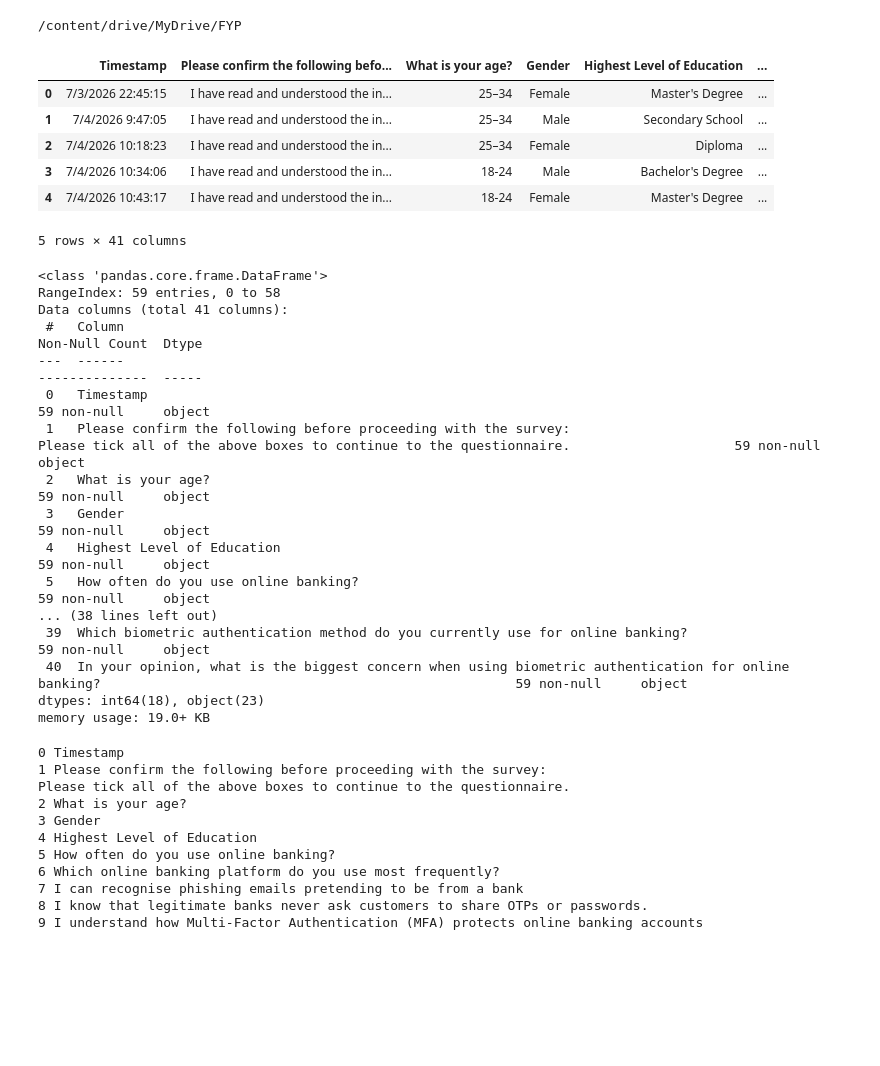
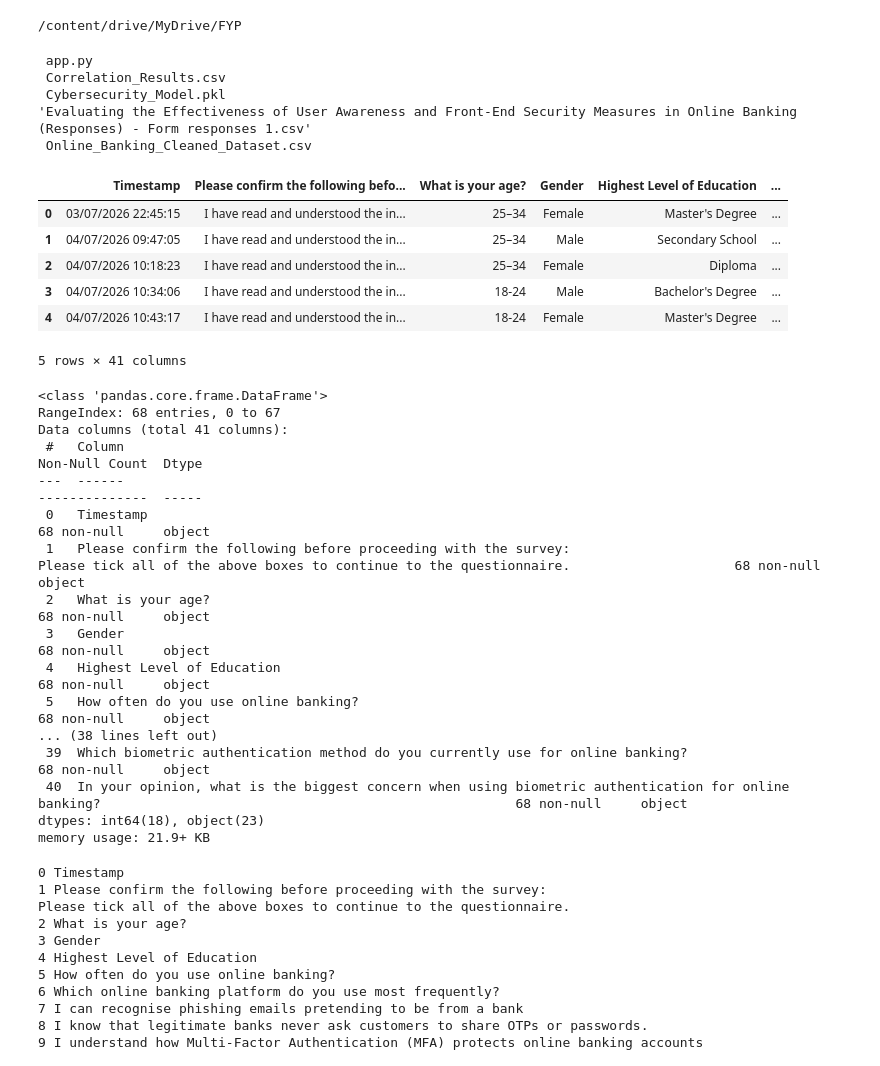
Before and after one commit to Shavindri/Final-Year-Project, a Jupyter notebook: Untitled0.ipynb, the cells around one changed output. Cells and saved outputs as stored; diff of their text form; code cells hidden in the pictures; blank space fills up the shorter version.

```diff
--- a/Untitled0.ipynb
+++ b/Untitled0.ipynb
@@ -32,42 +32,50 @@ Drive already mounted at /content/drive; to attempt to forcibly remount, call dr
 %cd "/content/drive/MyDrive/FYP"
 # %% [output]
 /content/drive/MyDrive/FYP
+# %%
+ls
+# %% [output]
+ app.py
+ Correlation_Results.csv
+ Cybersecurity_Model.pkl
+'Evaluating the Effectiveness of User Awareness and Front-End Security Measures in Online Banking (Responses) - Form responses 1.csv'
+ Online_Banking_Cleaned_Dataset.csv
 # %%
 #imported from a CSV file into a Pandas DataFrame
 
-path = "Evaluating the Effectiveness of User Awareness and Front-End Security Measures in Online Banking (Responses).csv"
+path = "Evaluating the Effectiveness of User Awareness and Front-End Security Measures in Online Banking (Responses) - Form responses 1.csv"
 
 all_data = pd.read_csv(path)
 
 all_data.head()
 # %% [output]
 |  | Timestamp | Please confirm the following befo... | What is your age? | Gender | Highest Level of Education | ... |
-| 0 | 7/3/2026 22:45:15 | I have read and understood the in... | 25–34 | Female | Master's Degree | ... |
-| 1 | 7/4/2026 9:47:05 | I have read and understood the in... | 25–34 | Male | Secondary School | ... |
-| 2 | 7/4/2026 10:18:23 | I have read and understood the in... | 25–34 | Female | Diploma | ... |
-| 3 | 7/4/2026 10:34:06 | I have read and understood the in... | 18-24 | Male | Bachelor's Degree | ... |
-| 4 | 7/4/2026 10:43:17 | I have read and understood the in... | 18-24 | Female | Master's Degree | ... |
+| 0 | 03/07/2026 22:45:15 | I have read and understood the in... | 25–34 | Female | Master's Degree | ... |
+| 1 | 04/07/2026 09:47:05 | I have read and understood the in... | 25–34 | Male | Secondary School | ... |
+| 2 | 04/07/2026 10:18:23 | I have read and understood the in... | 25–34 | Female | Diploma | ... |
+| 3 | 04/07/2026 10:34:06 | I have read and understood the in... | 18-24 | Male | Bachelor's Degree | ... |
+| 4 | 04/07/2026 10:43:17 | I have read and understood the in... | 18-24 | Female | Master's Degree | ... |
 5 rows × 41 columns
 # %%
 all_data.info()
 # %% [output]
 <class 'pandas.core.frame.DataFrame'>
-RangeIndex: 59 entries, 0 to 58
+RangeIndex: 68 entries, 0 to 67
 Data columns (total 41 columns):
  #   Column                                                                                                                                                   Non-Null Count  Dtype
 ---  ------                                                                                                                                                   --------------  -----
- 0   Timestamp                                                                                                                                                59 non-null     object
+ 0   Timestamp                                                                                                                                                68 non-null     object
  1   Please confirm the following before proceeding with the survey:
-Please tick all of the above boxes to continue to the questionnaire.                     59 non-null     object
- 2   What is your age?                                                                                                                                        59 non-null     object
- 3   Gender                                                                                                                                                   59 non-null     object
- 4   Highest Level of Education                                                                                                                               59 non-null     object
- 5   How often do you use online banking?                                                                                                                     59 non-null     object
+Please tick all of the above boxes to continue to the questionnaire.                     68 non-null     object
+ 2   What is your age?                                                                                                                                        68 non-null     object
+ 3   Gender                                                                                                                                                   68 non-null     object
+ 4   Highest Level of Education                                                                                                                               68 non-null     object
+ 5   How often do you use online banking?                                                                                                                     68 non-null     object
 ... (38 lines left out)
- 39  Which biometric authentication method do you currently use for online banking?                                                                           59 non-null     object
- 40  In your opinion, what is the biggest concern when using biometric authentication for online banking?                                                     59 non-null     object
+ 39  Which biometric authentication method do you currently use for online banking?                                                                           68 non-null     object
+ 40  In your opinion, what is the biggest concern when using biometric authentication for online banking?                                                     68 non-null     object
 dtypes: int64(18), object(23)
-memory usage: 19.0+ KB
+memory usage: 21.9+ KB
 # %%
 # Check exact column names
 for i, col in enumerate(all_data.columns):
```
Also changed, not shown: parts of 45 cells of this notebook.
